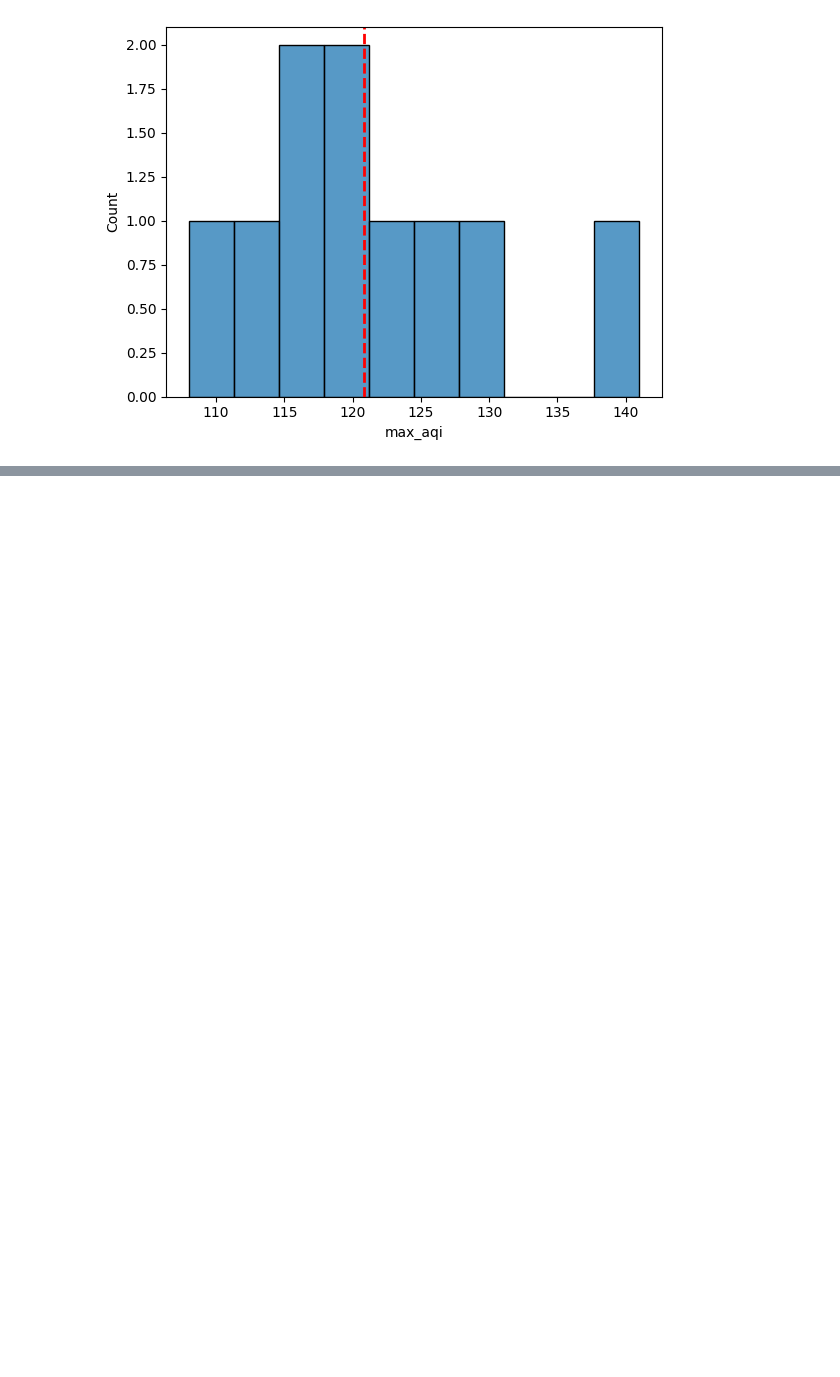
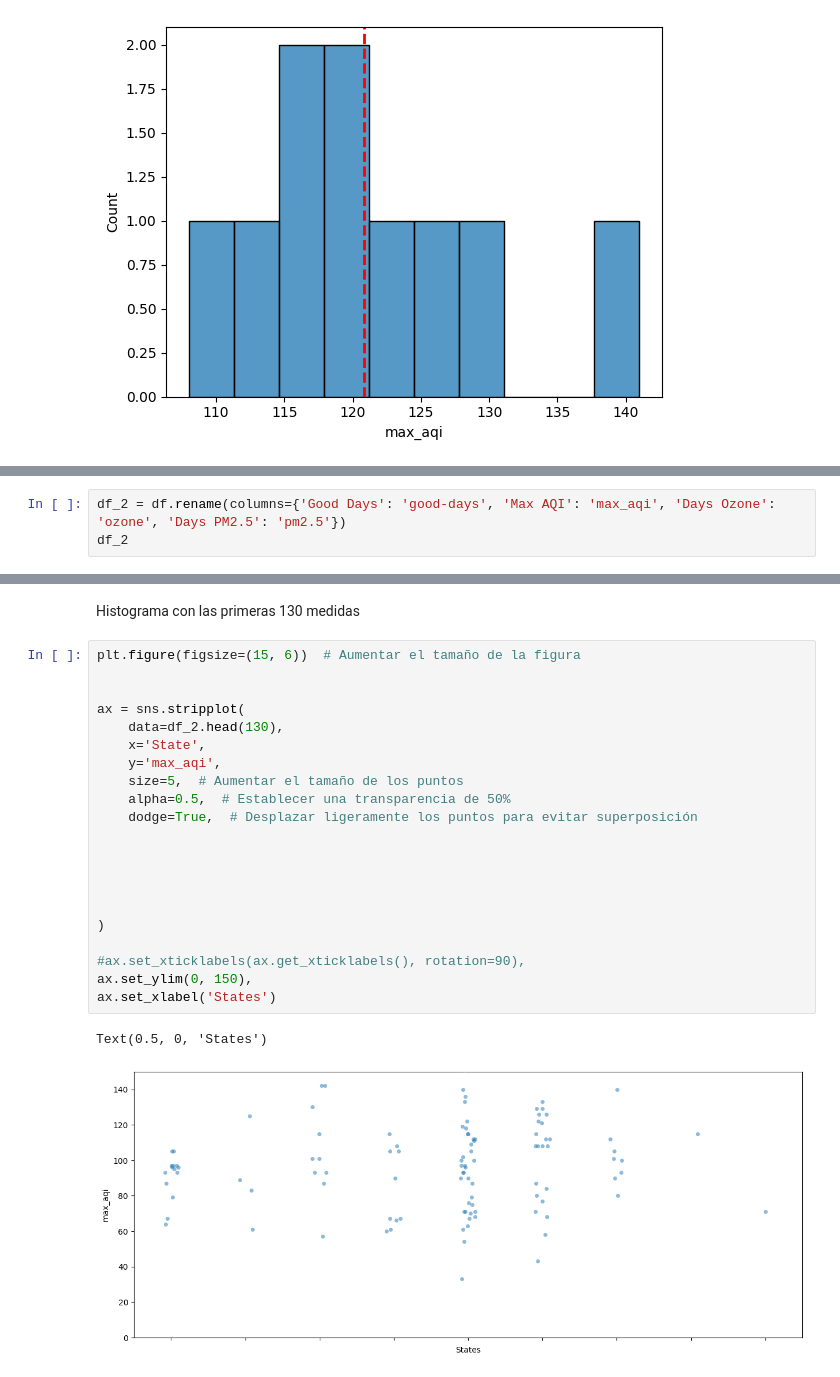
Before and after one commit to adolfo85/DataAir, a Jupyter notebook: notebooks/0.0-air-introduction.ipynb, the cells around one changed output, grey strips where cells are left out. Saved outputs shown, nothing was run; the diff lists cells and outputs as text; blank space fills up the shorter version.

Commit message:
plot con las primeras 130 medidas

```diff
--- a/notebooks/0.0-air-introduction.ipynb
+++ b/notebooks/0.0-air-introduction.ipynb
@@ -135,0 +122,3 @@ df_paraplot
+# %%
+df_2 = df.rename(columns={'Good Days': 'good-days', 'Max AQI': 'max_aqi', 'Days Ozone': 'ozone', 'Days PM2.5': 'pm2.5'})
+df_2
@@ -135,0 +139,26 @@ df_paraplot
+# %% [markdown]
+Histograma con las primeras 130 medidas
+# %%
+plt.figure(figsize=(15, 6))  # Aumentar el tamaño de la figura
+
+
+ax = sns.stripplot(
+    data=df_2.head(130),
+    x='State',
+    y='max_aqi',
+    size=5,  # Aumentar el tamaño de los puntos
+    alpha=0.5,  # Establecer una transparencia de 50%
+    dodge=True,  # Desplazar ligeramente los puntos para evitar superposición
+
+
+
+
+
+)
+
+#ax.set_xticklabels(ax.get_xticklabels(), rotation=90),
+ax.set_ylim(0, 150),
+ax.set_xlabel('States')
+# %% [output]
+Text(0.5, 0, 'States')
+[figure, added]
```
Also changed, not shown: parts of 2 cells of this notebook.
